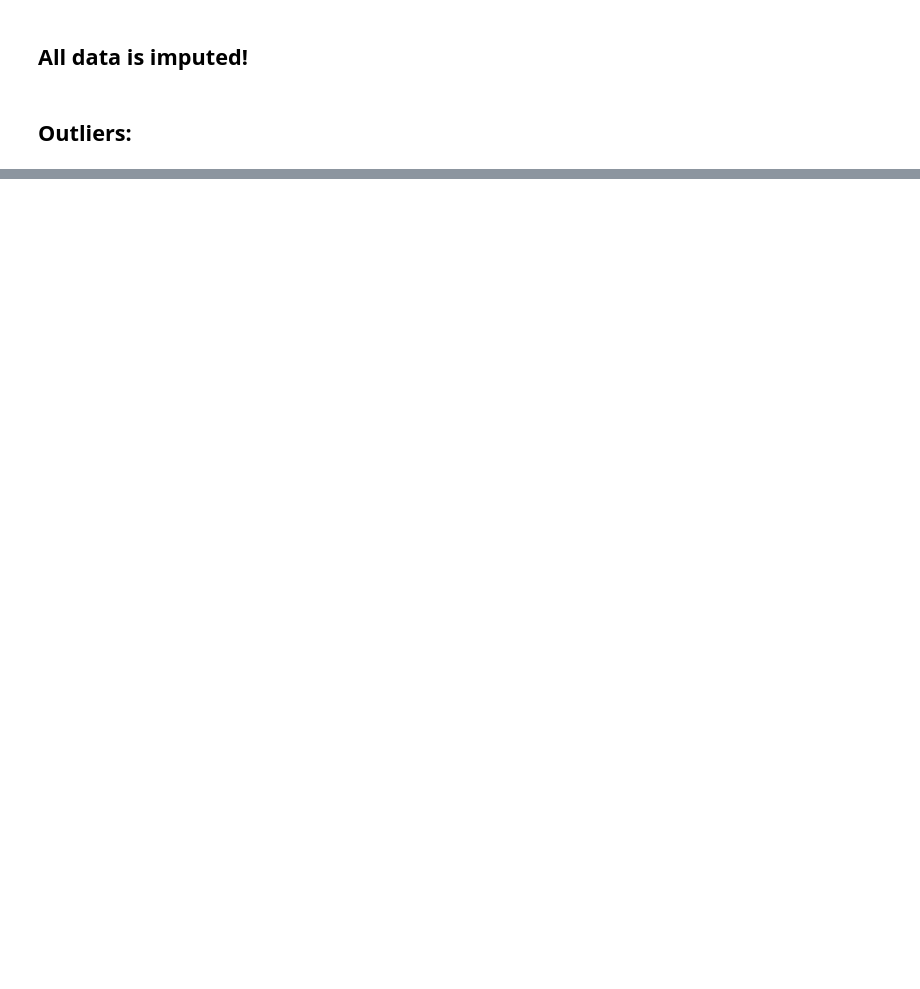
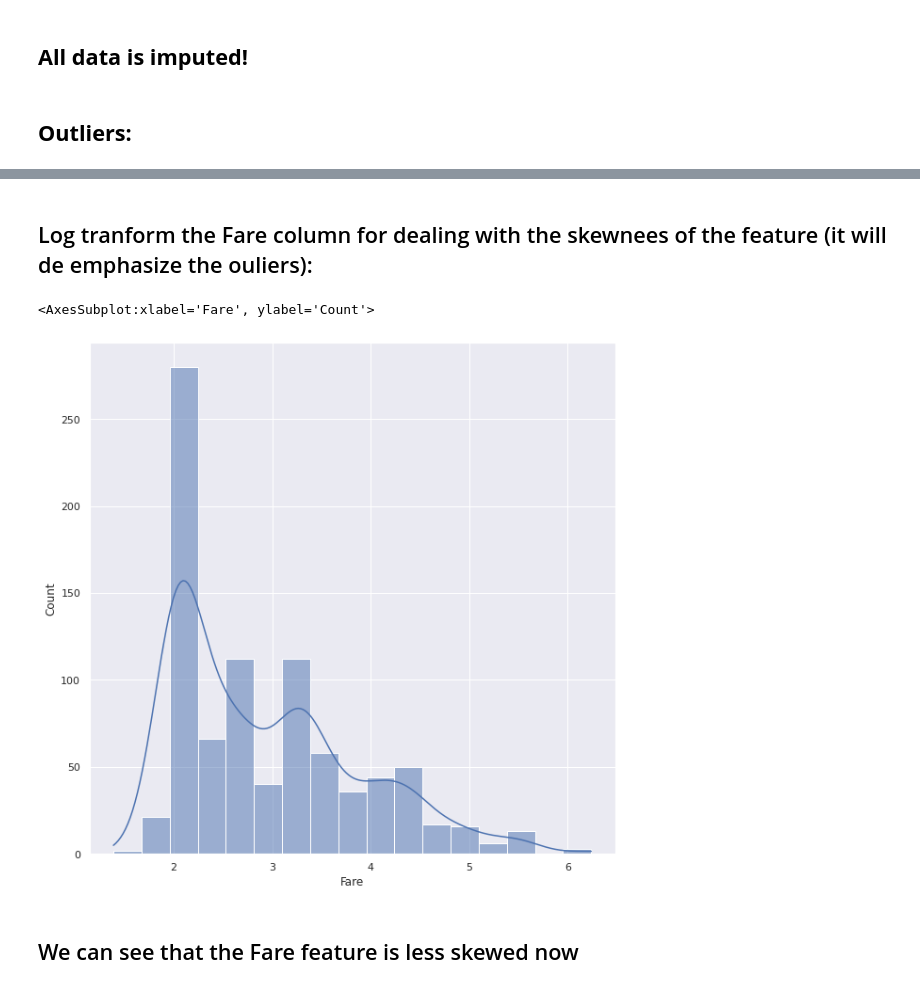
Before and after one commit to NirLalum/Titanic-ML-From-Disaster, a Jupyter notebook: Titanic.ipynb, the cells around one changed output, grey strips where cells are left out. Saved outputs shown, nothing was run; the diff lists cells and outputs as text; code cells hidden in the pictures; blank space fills up the shorter version.

```diff
--- a/Titanic.ipynb
+++ b/Titanic.ipynb
@@ -617,0 +683,11 @@ ax.legend()
+# %% [markdown]
+## Log tranform the Fare column for dealing with the skewnees of the feature (it will de emphasize the ouliers):
+# %%
+df['Fare'] = np.log(df['Fare'])
+
+sns.histplot(data=df, x='Fare', kde=True)
+# %% [output]
+<AxesSubplot:xlabel='Fare', ylabel='Count'>
+[figure, added]
+# %% [markdown]
+## We can see that the Fare feature is less skewed now
```
Also changed, not shown: parts of 31 cells of this notebook, 2 other files.
